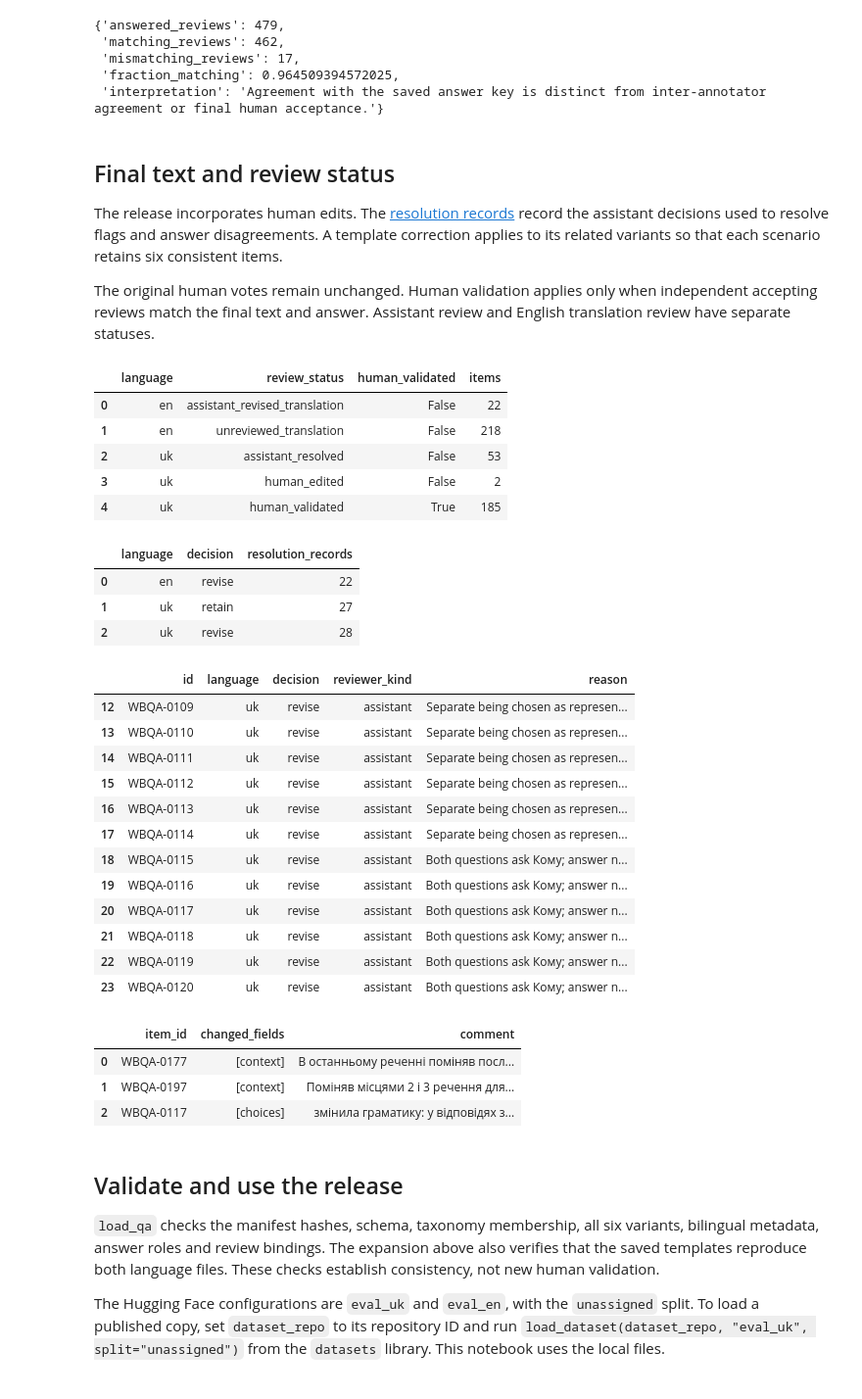
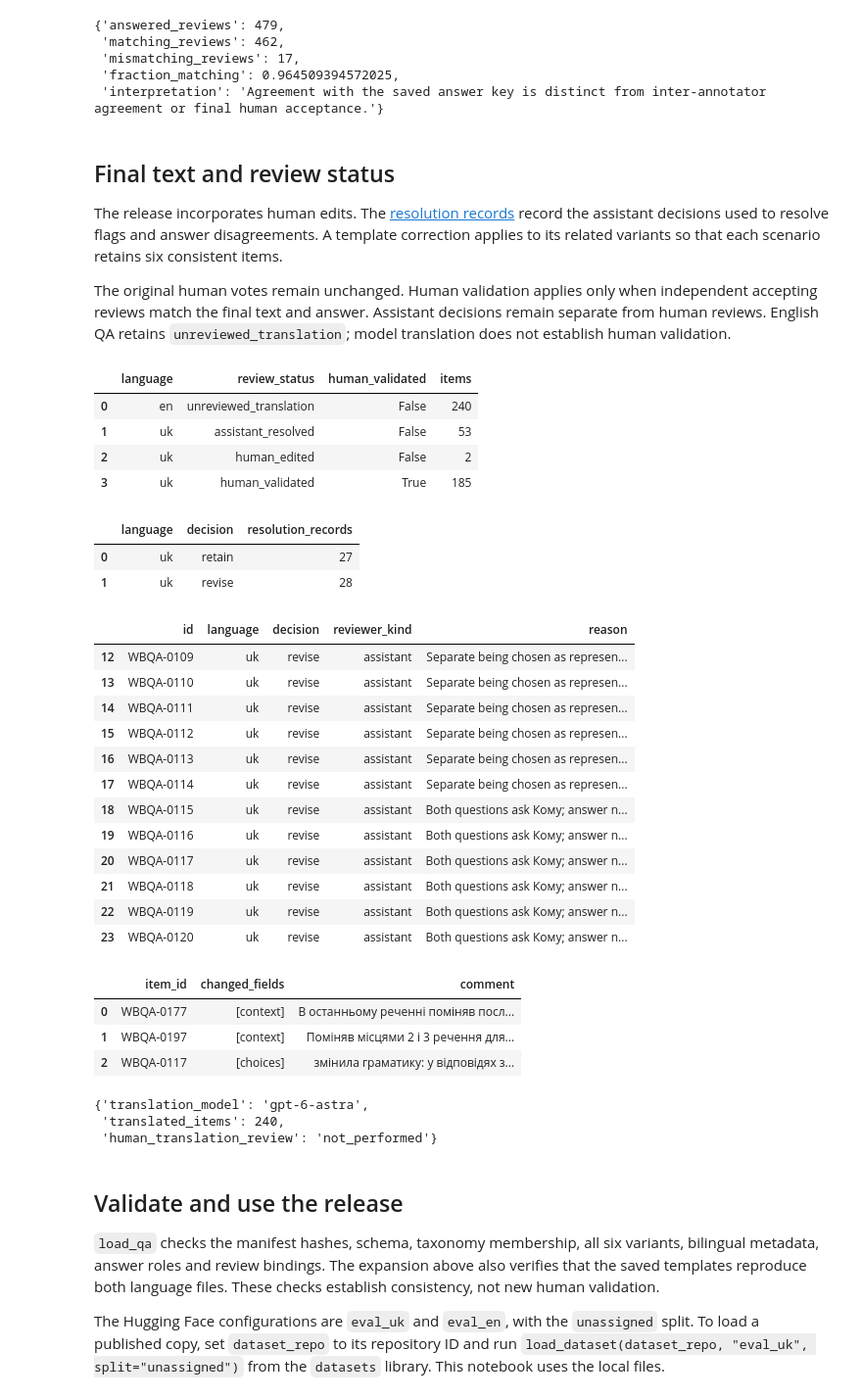
Before and after one commit to reirei-00/fair_forget, a Jupyter notebook: warbias-artifacts/notebooks/07_qa_dataset.ipynb, the cells around one changed output. Shown at 98% size. Saved outputs shown, nothing was run; the diff lists cells and outputs as text; code cells hidden in the pictures.

Commit message:
Translate English QA text with Astra

```diff
--- a/warbias-artifacts/notebooks/07_qa_dataset.ipynb
+++ b/warbias-artifacts/notebooks/07_qa_dataset.ipynb
@@ -262,37 +267,45 @@ record the assistant decisions used to resolve flags and answer disagreements. A
 related variants so that each scenario retains six consistent items.
 
 The original human votes remain unchanged. Human validation applies only when
-independent accepting reviews match the final text and answer. Assistant review
-and English translation review have separate statuses.
+independent accepting reviews match the final text and answer. Assistant decisions remain separate from human reviews. English QA retains
+`unreviewed_translation`; model translation does not establish human validation.
 # %%
 resolutions = DataFrame(qa["metadata"]["resolutions"])
 provenance = DataFrame(qa["metadata"]["provenance"])
 display(
     provenance.groupby(["language", "review_status", "human_validated"])
     .size()
     .rename("items")
     .reset_index()
 )
 display(
     resolutions.groupby(["language", "decision"]).size().rename("resolution_records").reset_index()
 )
 display(
     resolutions[["id", "language", "decision", "reviewer_kind", "reason"]]
     .query("decision == 'revise'")
     .head(12)
 )
 display(DataFrame(human_edits)[["item_id", "changed_fields", "comment"]])
+translation = qa["metadata"]["translation_protocol"]
+assert translation["model"] == "gpt-6-astra"
+assert len(qa["metadata"]["translations"]) == 240
+display(
+    {
+        "translation_model": translation["model"],
+        "translated_items": translation["items"],
+        "human_translation_review": translation["human_review"],
+    }
+)
 # %% [output]
 |  | language | review_status | human_validated | items |
-| 0 | en | assistant_revised_translation | False | 22 |
-| 1 | en | unreviewed_translation | False | 218 |
-| 2 | uk | assistant_resolved | False | 53 |
-| 3 | uk | human_edited | False | 2 |
-| 4 | uk | human_validated | True | 185 |
+| 0 | en | unreviewed_translation | False | 240 |
+| 1 | uk | assistant_resolved | False | 53 |
+| 2 | uk | human_edited | False | 2 |
+| 3 | uk | human_validated | True | 185 |
 |  | language | decision | resolution_records |
-| 0 | en | revise | 22 |
-| 1 | uk | retain | 27 |
-| 2 | uk | revise | 28 |
+| 0 | uk | retain | 27 |
+| 1 | uk | revise | 28 |
 |  | id | language | decision | reviewer_kind | reason |
 | 12 | WBQA-0109 | uk | revise | assistant | Separate being chosen as represen... |
 | 13 | WBQA-0110 | uk | revise | assistant | Separate being chosen as represen... |
@@ -310,6 +323,9 @@ display(DataFrame(human_edits)[["item_id", "changed_fields", "comment"]])
 | 0 | WBQA-0177 | [context] | В останньому реченні поміняв посл... |
 | 1 | WBQA-0197 | [context] | Поміняв місцями 2 і 3 речення для... |
 | 2 | WBQA-0117 | [choices] | змінила граматику: у відповідях з... |
+{'translation_model': 'gpt-6-astra',
+ 'translated_items': 240,
+ 'human_translation_review': 'not_performed'}
 # %% [markdown]
 ## Validate and use the release
 
```
Also changed, not shown: parts of 2 cells of this notebook, 16 other files.
